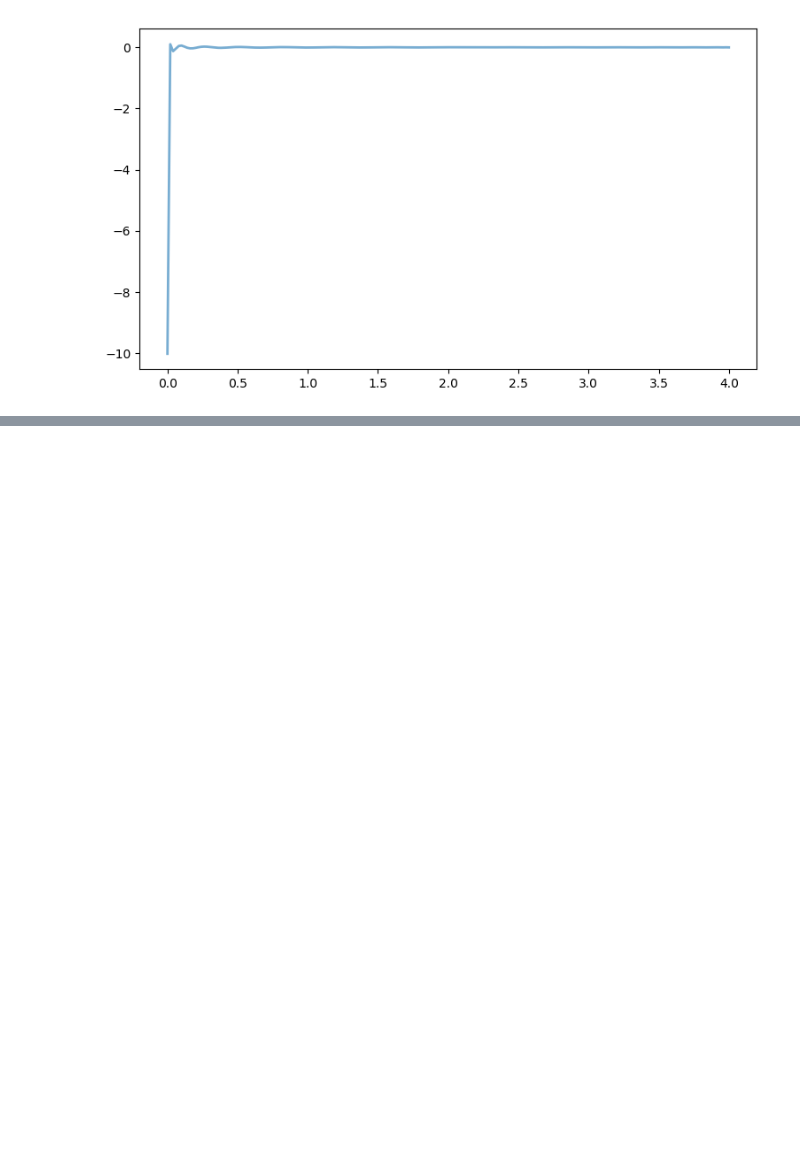
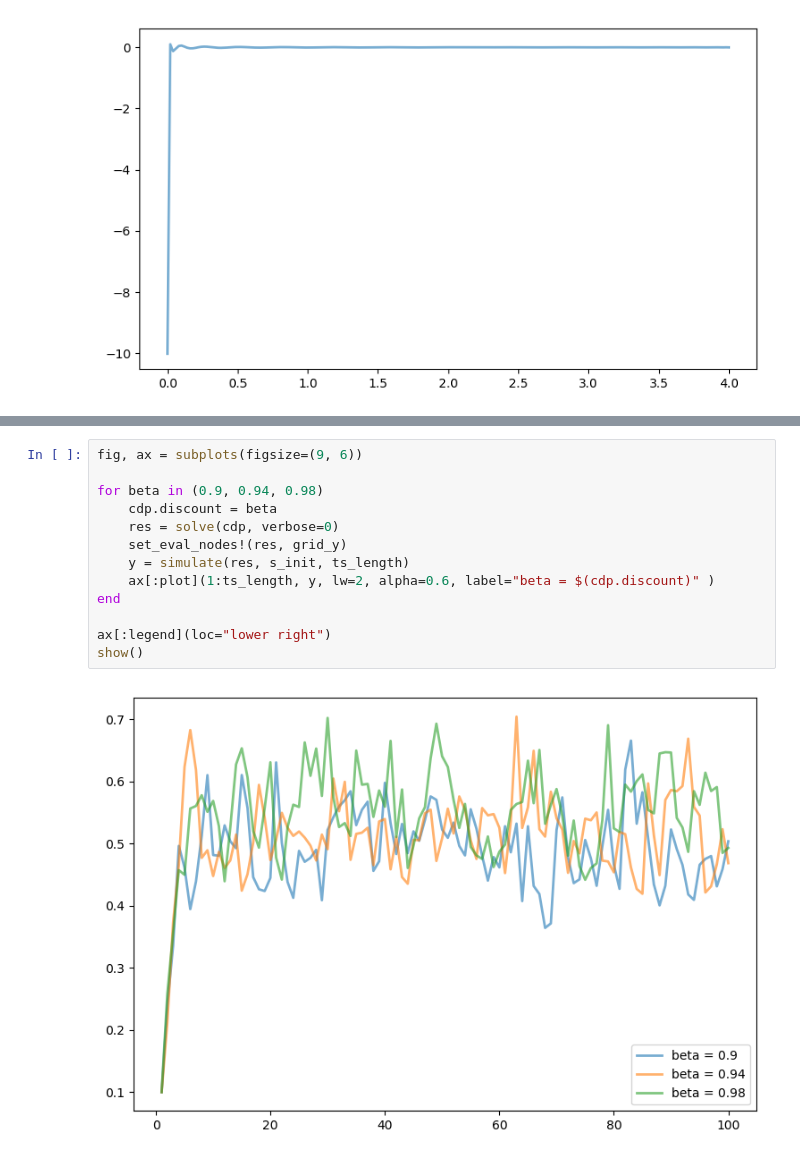
Before and after one commit to QuantEcon/ContinuousDPs.jl, a Jupyter notebook: examples/cdp_ex_optgrowth_jl.ipynb, the cells around one changed output, grey strips where cells are left out. Cells and saved outputs as stored; diff of their text form; blank space fills up the shorter version.

```diff
--- a/examples/cdp_ex_optgrowth_jl.ipynb
+++ b/examples/cdp_ex_optgrowth_jl.ipynb
@@ -122,0 +201,15 @@ show()
+# %%
+fig, ax = subplots(figsize=(9, 6))
+
+for beta in (0.9, 0.94, 0.98)
+    cdp.discount = beta
+    res = solve(cdp, verbose=0)
+    set_eval_nodes!(res, grid_y)
+    y = simulate(res, s_init, ts_length)
+    ax[:plot](1:ts_length, y, lw=2, alpha=0.6, label="beta = $(cdp.discount)" )
+end
+
+ax[:legend](loc="lower right")
+show()
+# %% [output]
+[figure, added]
```
Also changed, not shown: parts of 12 cells of this notebook, 3 other files.
